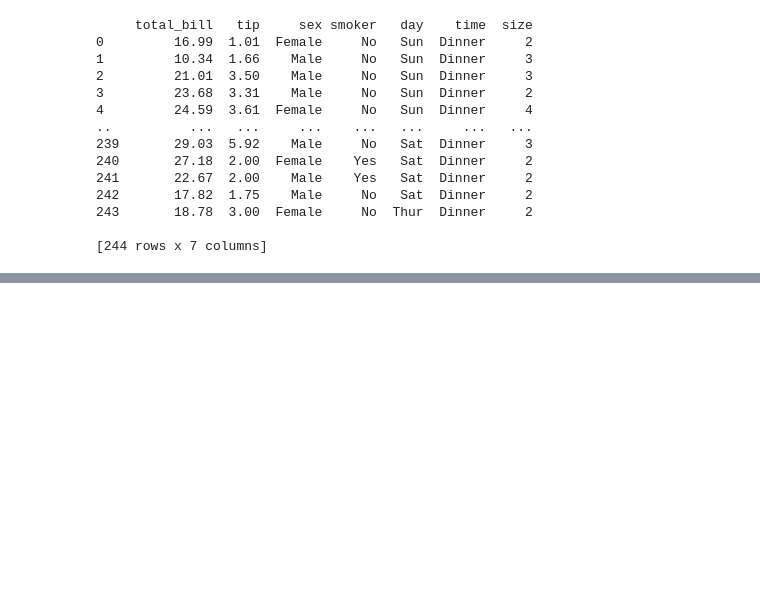
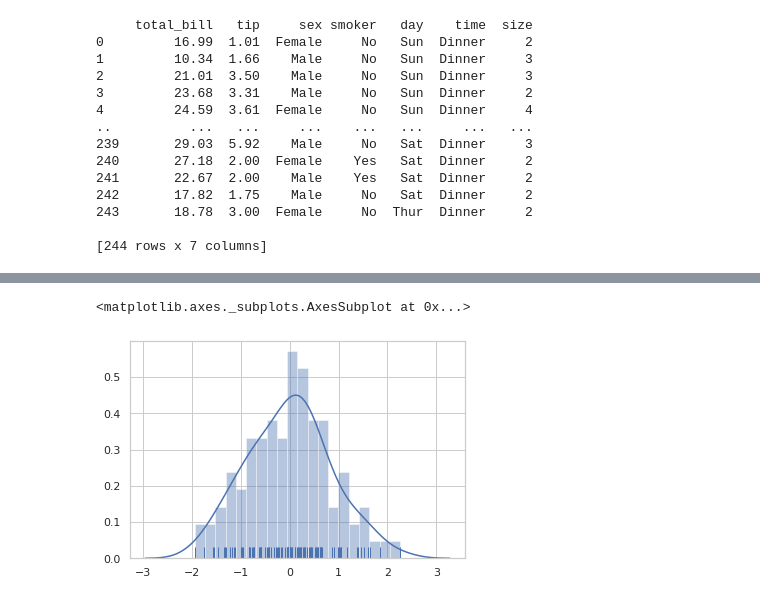
Before and after one commit to ludwig2000/ADG-ML, a Jupyter notebook: WEEK-1/LearnSeaborn.ipynb, the cells around one changed output, grey strips where cells are left out. Cells and saved outputs as stored; diff of their text form; code cells hidden in the pictures; blank space fills up the shorter version.

```diff
--- a/WEEK-1/LearnSeaborn.ipynb
+++ b/WEEK-1/LearnSeaborn.ipynb
@@ -101,0 +128,11 @@ print(tips)
+# %%
+import numpy as np
+import pandas as pd
+import seaborn as sns
+import matplotlib.pyplot as plt
+
+x=np.random.normal(size=100)
+sns.distplot(x,bins=20,kde=True,rug=True)
+# %% [output]
+<matplotlib.axes._subplots.AxesSubplot at 0x...>
+[figure, added]
```
Also changed, not shown: parts of 9 cells of this notebook.
